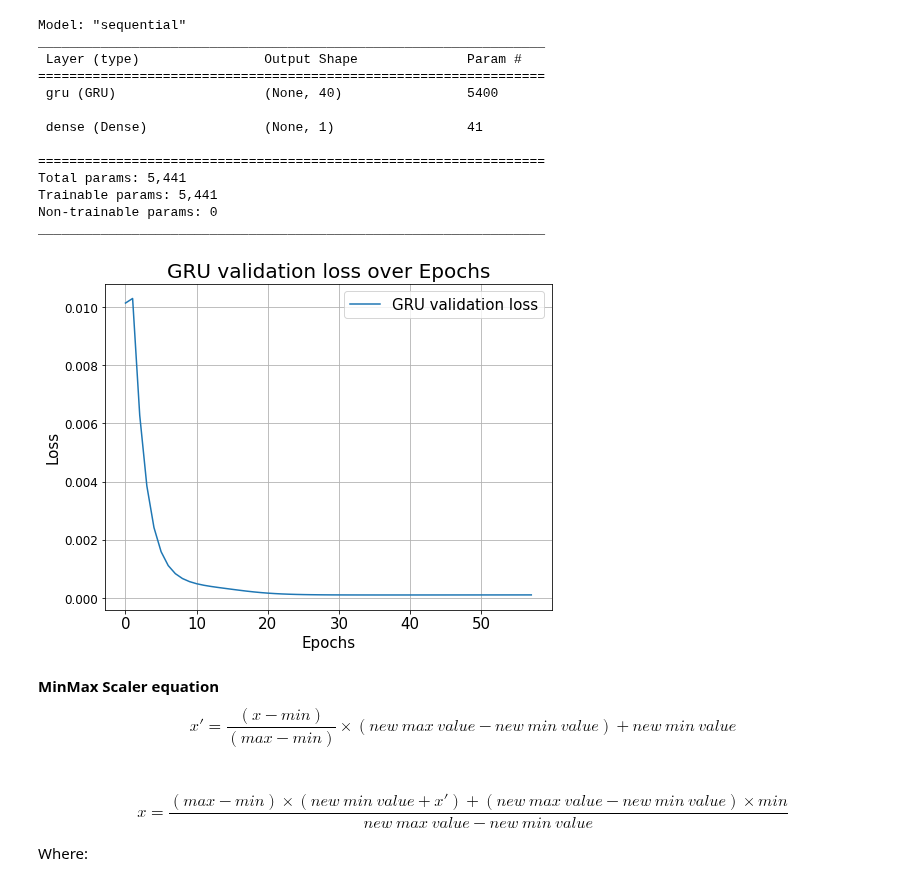
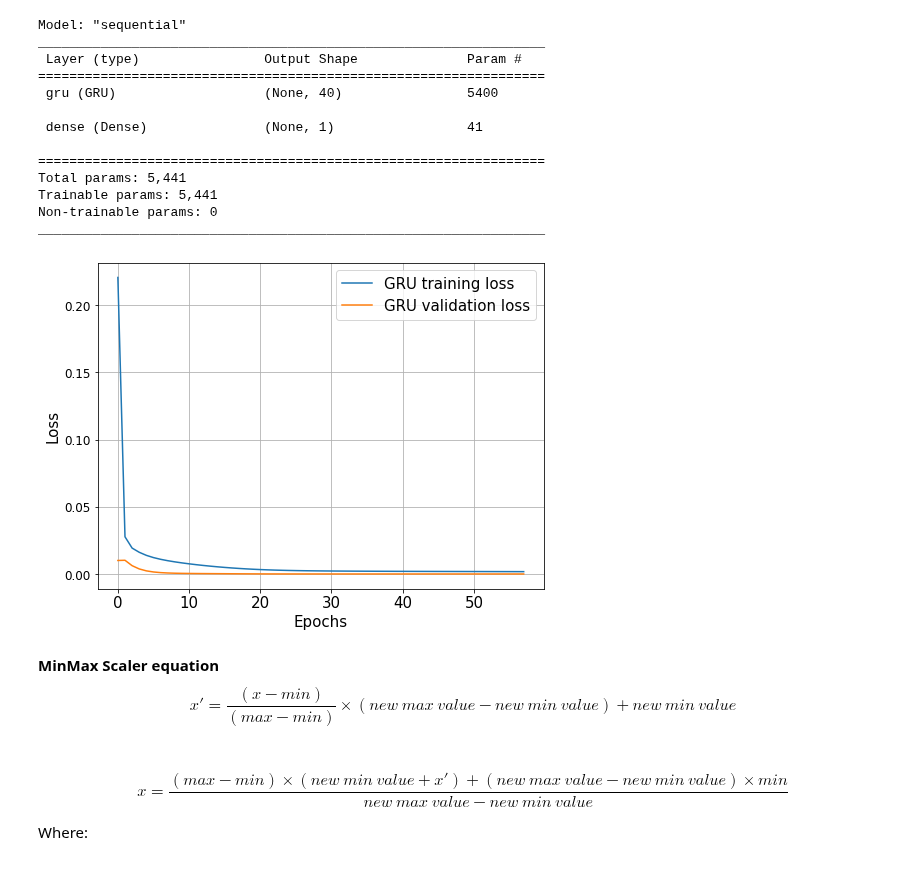
Before and after one commit to ashrafalaghbari/GA-TCN-LSTM, a Jupyter notebook: Reference_models/GRU_model.ipynb, the cells around one changed output. Cells and saved outputs as stored; diff of their text form; code cells hidden in the pictures.

Commit message:
Plotting the training and validation loss curves

```diff
--- a/Reference_models/GRU_model.ipynb
+++ b/Reference_models/GRU_model.ipynb
@@ -396,18 +396,19 @@ _________________________________________________________________
 # %%
 # GRU validation loss over epochs
 fig, ax = plt.subplots(1, 1, figsize=(8,6))
+plt.plot(history.history['loss'], label='GRU training loss')
 plt.plot(history.history['val_loss'], label='GRU validation loss')
 plt.xlabel('Epochs', fontsize=15)
 plt.xticks(fontsize=15)
 plt.ylabel('Loss', fontsize=15)
 plt.yticks(fontsize=12)
-plt.title('GRU validation loss over Epochs', fontsize=20)
+# plt.title('GRU validation loss over Epochs', fontsize=20)
 plt.grid()
 plt.legend(fontsize=15)
-plt.savefig("GRU validation loss.png", format='png', dpi=1600, bbox_inches='tight')
+plt.savefig("GRU loss.png", format='png', dpi=1600, bbox_inches='tight')
 plt.show()
 # %% [output]
-[figure, old version]
+[figure, new version]
 # %% [markdown]
 **MinMax Scaler equation**
 $$x' = \frac{(x - min)}{(max - min)} \times (new\ max\ value - new\ min\  value) + new\ min\ value$$<br/>
```
Also changed, not shown: parts of 1 cell of this notebook, 2 other files.
